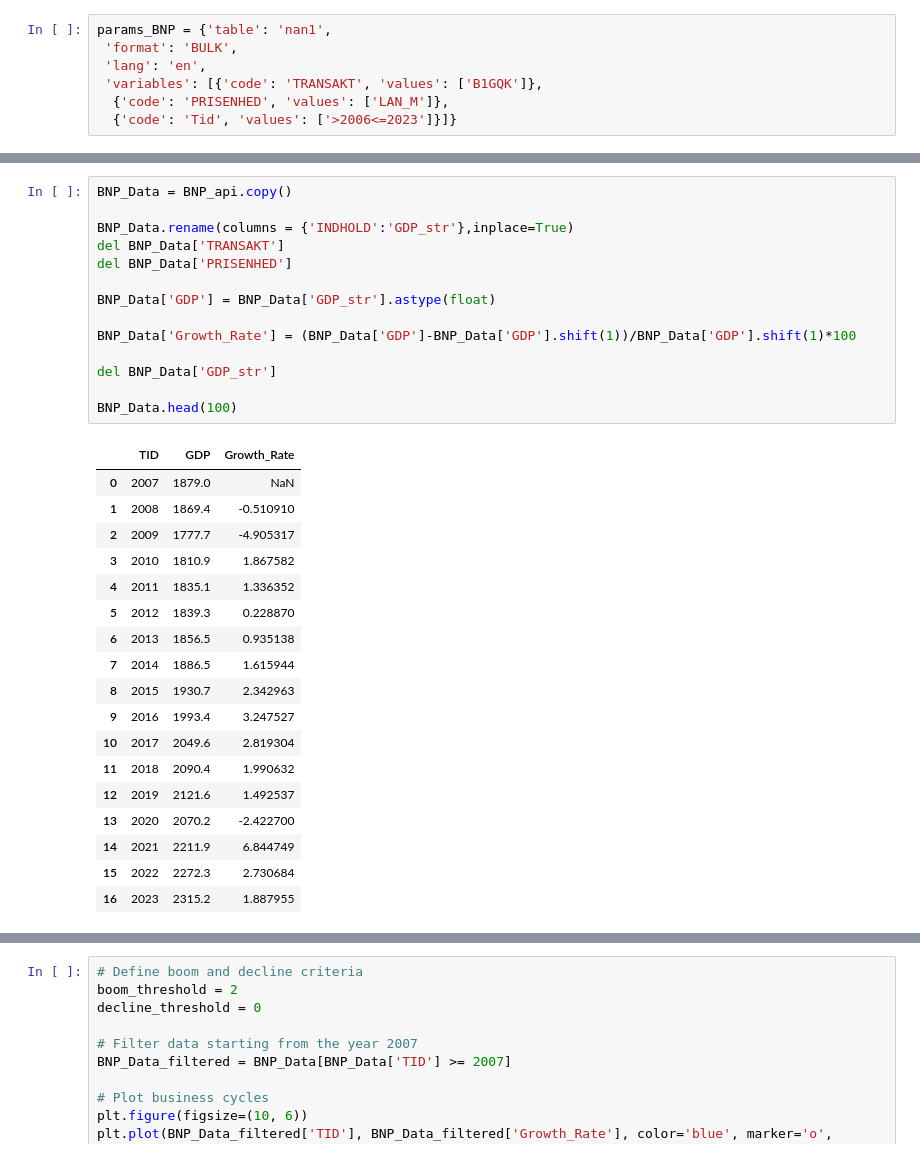
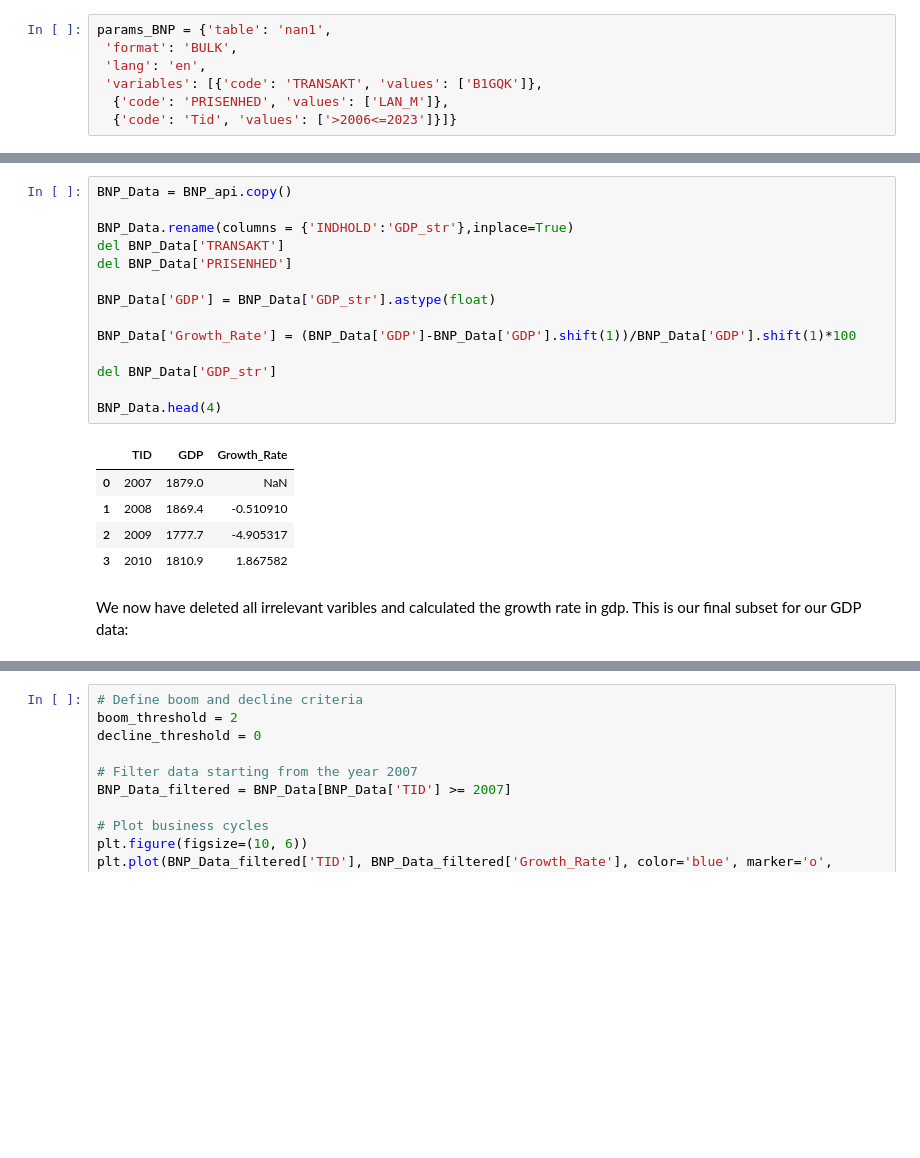
Before and after one commit to NumEconCopenhagen/projects-2024-andy-og-birdy, a Jupyter notebook: dataproject/dataproject.ipynb, the cells around one changed output, grey strips where cells are left out. Drawn from its saved outputs; the diff is of its cells as text; blank space fills up the shorter version.

```diff
--- a/dataproject/dataproject.ipynb
+++ b/dataproject/dataproject.ipynb
@@ -247,34 +157,23 @@ BNP_api.head(100)
 # %%
 BNP_Data = BNP_api.copy()
 
 BNP_Data.rename(columns = {'INDHOLD':'GDP_str'},inplace=True)
 del BNP_Data['TRANSAKT']
 del BNP_Data['PRISENHED']
 
 BNP_Data['GDP'] = BNP_Data['GDP_str'].astype(float)
 
 BNP_Data['Growth_Rate'] = (BNP_Data['GDP']-BNP_Data['GDP'].shift(1))/BNP_Data['GDP'].shift(1)*100
 
 del BNP_Data['GDP_str']
 
-BNP_Data.head(100)
+BNP_Data.head(4)
 # %% [output]
 |  | TID | GDP | Growth_Rate |
 | 0 | 2007 | 1879.0 | NaN |
 | 1 | 2008 | 1869.4 | -0.510910 |
 | 2 | 2009 | 1777.7 | -4.905317 |
 | 3 | 2010 | 1810.9 | 1.867582 |
-| 4 | 2011 | 1835.1 | 1.336352 |
-| 5 | 2012 | 1839.3 | 0.228870 |
-| 6 | 2013 | 1856.5 | 0.935138 |
-| 7 | 2014 | 1886.5 | 1.615944 |
-| 8 | 2015 | 1930.7 | 2.342963 |
-| 9 | 2016 | 1993.4 | 3.247527 |
-| 10 | 2017 | 2049.6 | 2.819304 |
-| 11 | 2018 | 2090.4 | 1.990632 |
-| 12 | 2019 | 2121.6 | 1.492537 |
-| 13 | 2020 | 2070.2 | -2.422700 |
-| 14 | 2021 | 2211.9 | 6.844749 |
-| 15 | 2022 | 2272.3 | 2.730684 |
-| 16 | 2023 | 2315.2 | 1.887955 |
+# %% [markdown]
+We now have deleted all irrelevant varibles and calculated the growth rate in gdp. This is our final subset for our GDP data:
 # %%
```
Also changed, not shown: parts of 19 cells of this notebook, 1 other file.
